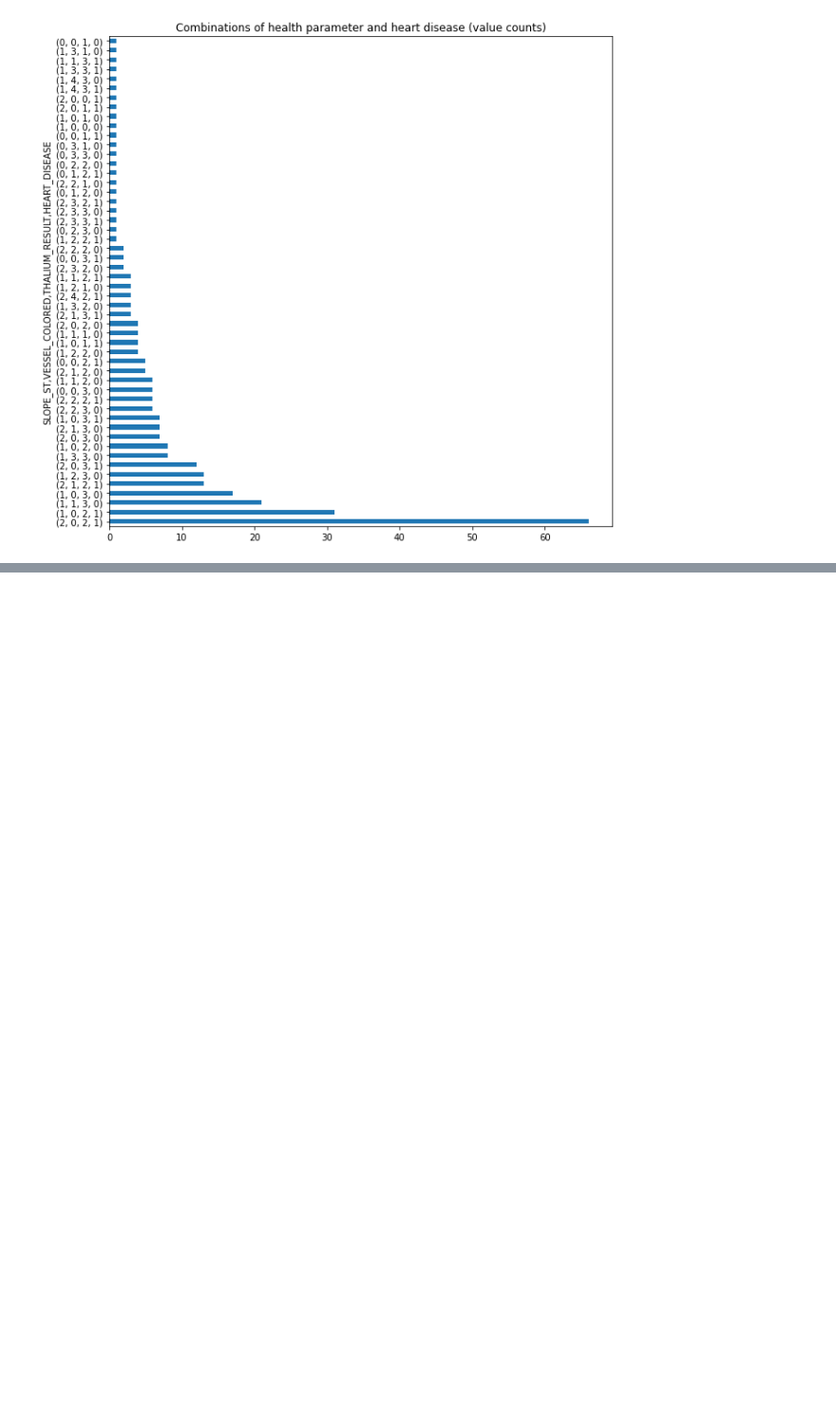
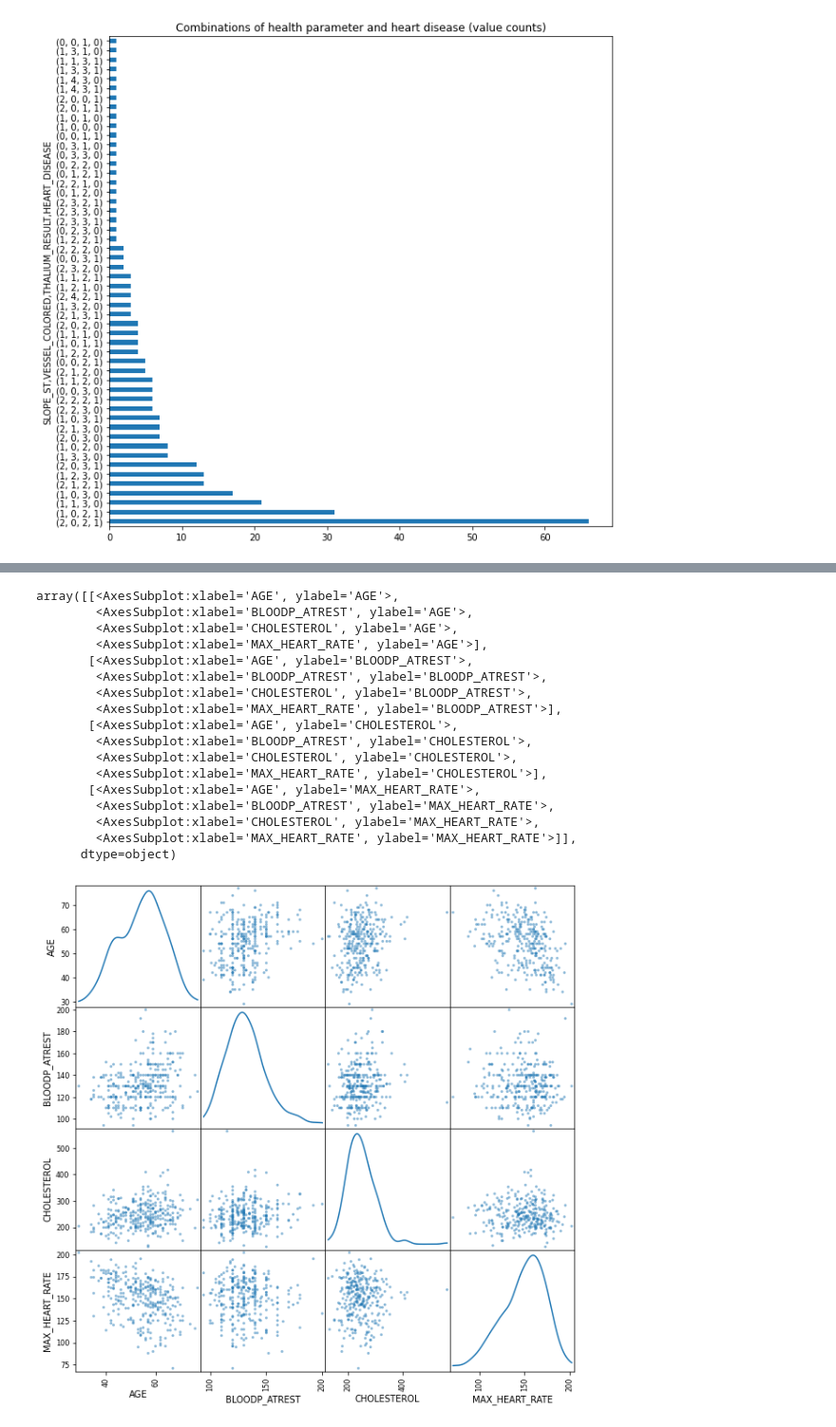
Before and after one commit to yassinzeraoulia97/esercizi, a Jupyter notebook: esercizi.ipynb, the cells around one changed output, grey strips where cells are left out. Shown at 95% size. Cells and saved outputs as stored; diff of their text form; code cells hidden in the pictures; blank space fills up the shorter version.

```diff
--- a/esercizi.ipynb
+++ b/esercizi.ipynb
@@ -373,0 +374,22 @@ df5.unstack().plot.barh(figsize=(15,10))
+# %%
+from pandas.plotting import scatter_matrix
+scatter_matrix(df,figsize=(10,10), diagonal='kde')
+# %% [output]
+array([[<AxesSubplot:xlabel='AGE', ylabel='AGE'>,
+        <AxesSubplot:xlabel='BLOODP_ATREST', ylabel='AGE'>,
+        <AxesSubplot:xlabel='CHOLESTEROL', ylabel='AGE'>,
+        <AxesSubplot:xlabel='MAX_HEART_RATE', ylabel='AGE'>],
+       [<AxesSubplot:xlabel='AGE', ylabel='BLOODP_ATREST'>,
+        <AxesSubplot:xlabel='BLOODP_ATREST', ylabel='BLOODP_ATREST'>,
+        <AxesSubplot:xlabel='CHOLESTEROL', ylabel='BLOODP_ATREST'>,
+        <AxesSubplot:xlabel='MAX_HEART_RATE', ylabel='BLOODP_ATREST'>],
+       [<AxesSubplot:xlabel='AGE', ylabel='CHOLESTEROL'>,
+        <AxesSubplot:xlabel='BLOODP_ATREST', ylabel='CHOLESTEROL'>,
+        <AxesSubplot:xlabel='CHOLESTEROL', ylabel='CHOLESTEROL'>,
+        <AxesSubplot:xlabel='MAX_HEART_RATE', ylabel='CHOLESTEROL'>],
+       [<AxesSubplot:xlabel='AGE', ylabel='MAX_HEART_RATE'>,
+        <AxesSubplot:xlabel='BLOODP_ATREST', ylabel='MAX_HEART_RATE'>,
+        <AxesSubplot:xlabel='CHOLESTEROL', ylabel='MAX_HEART_RATE'>,
+        <AxesSubplot:xlabel='MAX_HEART_RATE', ylabel='MAX_HEART_RATE'>]],
+      dtype=object)
+[figure, added]
```
Also changed, not shown: parts of 4 cells of this notebook.
